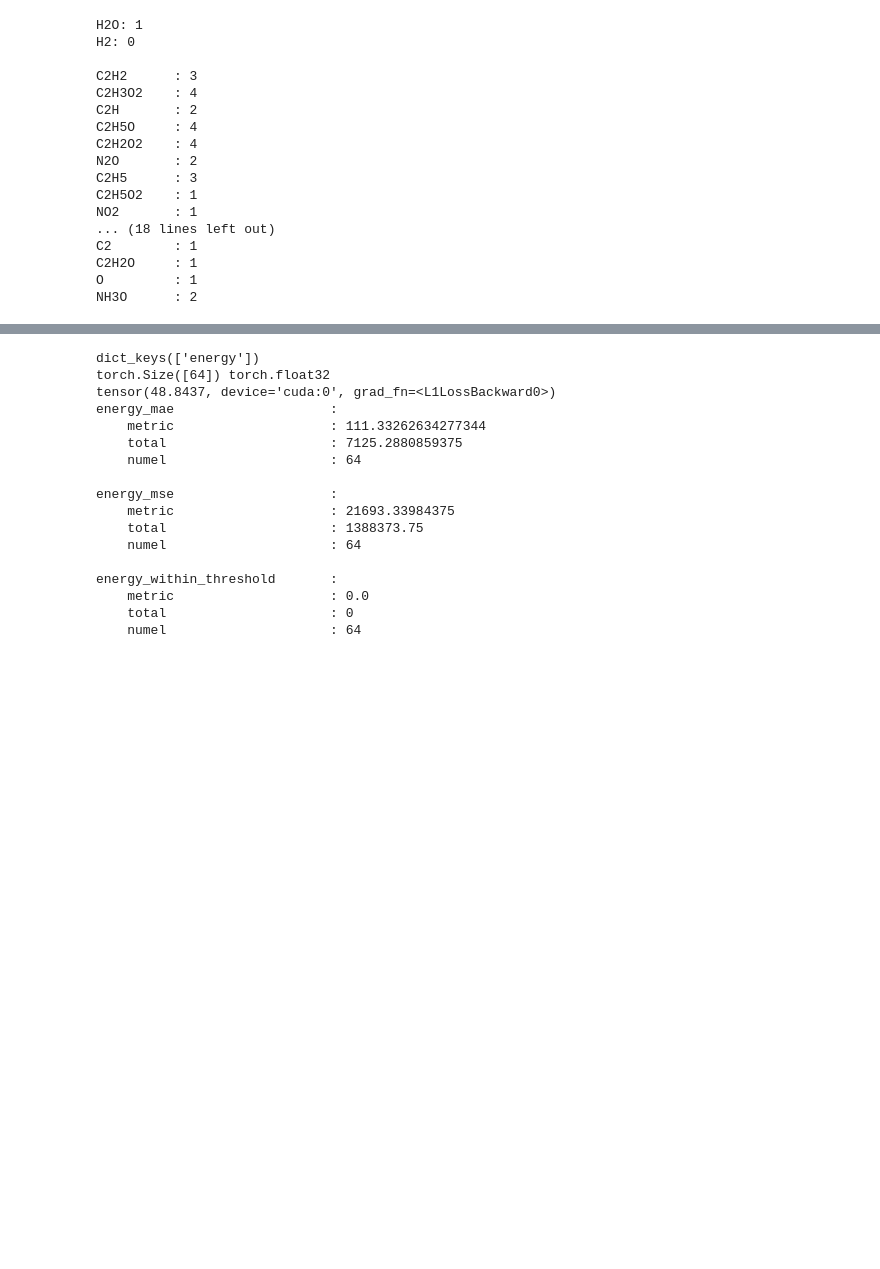
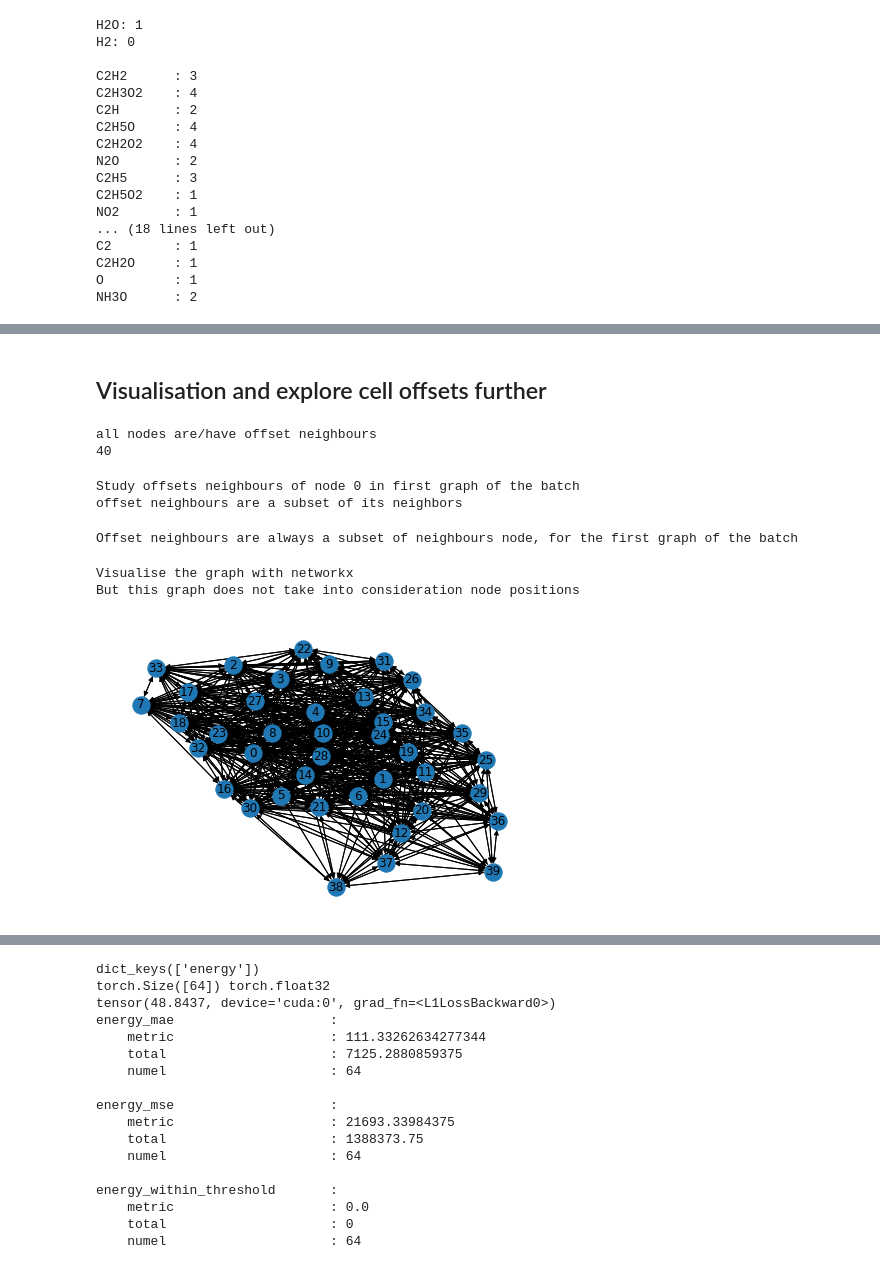
Before and after one commit to FAIR-Chem/fairchem, a Jupyter notebook: explore.ipynb, the cells around one changed output, grey strips where cells are left out. Saved outputs shown, nothing was run; the diff lists cells and outputs as text; code cells hidden in the pictures; blank space fills up the shorter version.

```diff
--- a/explore.ipynb
+++ b/explore.ipynb
@@ -407,0 +462,47 @@ NH3O      : 2
+# %% [markdown]
+## Visualisation and explore cell offsets further
+# %%
+# Import libraries
+from torch_geometric.utils.convert import to_networkx
+import networkx as nx
+import plotly.graph_objs as go
+
+# Graph
+graph_id = 0
+g = b[graph_id]
+G = to_networkx(g)
+# %%
+print('all nodes are/have offset neighbours')
+prop_nonzero_cell_offsets = g.cell_offsets.nonzero().shape[0] / g.edge_index.shape[1]
+edge_with_nonzero_cell_offsets = g.edge_index[:, g.cell_offsets.nonzero()[:,0]]
+print(len(set(edge_with_nonzero_cell_offsets.reshape(-1).tolist()))) # all nodes have/are offset neighbours
+# %% [output]
+all nodes are/have offset neighbours
+40
+# %%
+print('Study offsets neighbours of node 0 in first graph of the batch')
+offsets_neighbours_of_node0 = edge_with_nonzero_cell_offsets[:, :20][0,:].tolist()
+set(offsets_neighbours_of_node0).issubset(list(G.neighbors(0)))
+print('offset neighbours are a subset of its neighbors')
+# %% [output]
+Study offsets neighbours of node 0 in first graph of the batch
+offset neighbours are a subset of its neighbors
+# %%
+print("Offset neighbours are always a subset of neighbours node, for the first graph of the batch")
+
+edge_with_nonzero_cell_offsets = g.edge_index[:, g.cell_offsets.nonzero()[:,0]]
+for ind in range(b.natoms[0]):
+    neighbours = (edge_with_nonzero_cell_offsets[1,:]==ind).nonzero().T[0].tolist()
+    offset_neighbours = edge_with_nonzero_cell_offsets[:, neighbours][0,:].tolist()
+    if not set(offset_neighbours).issubset(list(G.neighbors(ind))):
+        print('Offset neighbours are not a subset of neighbours')
+# %% [output]
+Offset neighbours are always a subset of neighbours node, for the first graph of the batch
+# %%
+print('Visualise the graph with networkx')
+nx.draw(G, with_labels = True)
+print('But this graph does not take into consideration node positions')
+# %% [output]
+Visualise the graph with networkx
+But this graph does not take into consideration node positions
+[figure, added]
```
Also changed, not shown: parts of 36 cells of this notebook.
